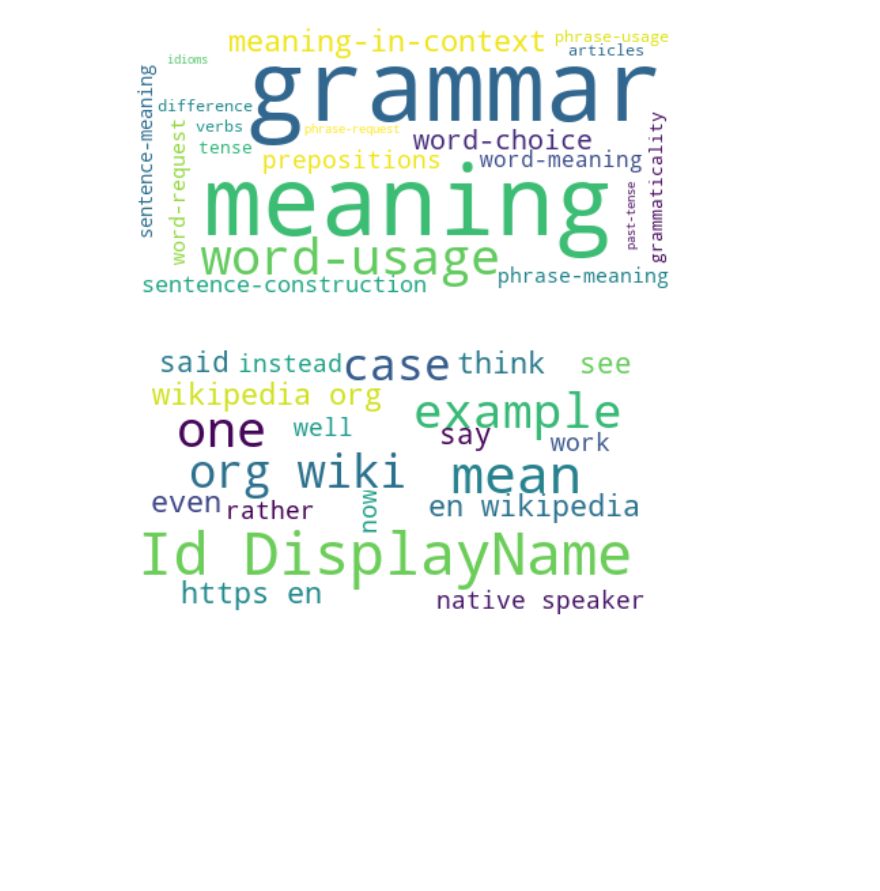
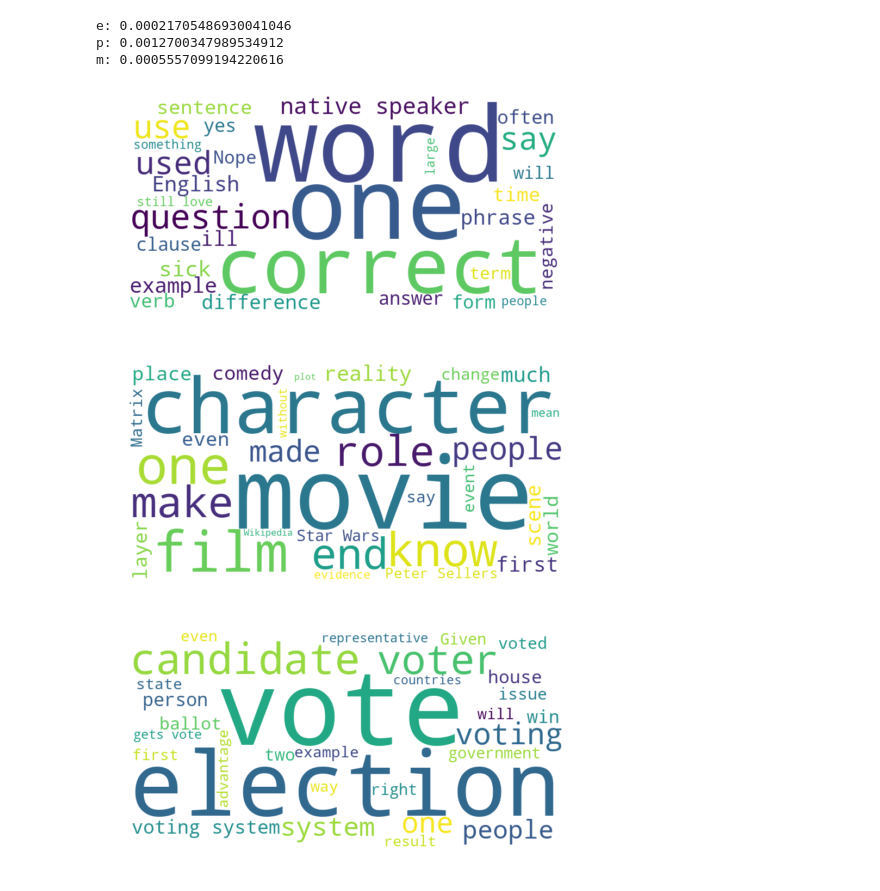
Before and after one commit to grudzinskap/pd3_padpy, a Jupyter notebook: WordCloud.ipynb, the cells around one changed output. Saved outputs shown, nothing was run; the diff lists cells and outputs as text; code cells hidden in the pictures; blank space fills up the shorter version.

```diff
--- a/WordCloud.ipynb
+++ b/WordCloud.ipynb
@@ -22,9 +135,8 @@ tag_dict = dict(zip(df['TagName'], df['Count']))
+# %%
+for path in paths: text_to_word_colud_dict(path)
+# %% [output]
+e: 0.00021705486930041046
+p: 0.0012700347989534912
+m: 0.0005557099194220616
 # %%
-n = 20
+n = 30
-# %%
-wordcloud = WordCloud(background_color='white', max_words = n).generate_from_frequencies(tag_dict)
-plt.imshow(wordcloud, interpolation='bilinear')
-plt.axis('off')
-plt.show()
-# %% [output]
-[figure, removed]
@@ -42,8 +143,13 @@ text = " ".join(row for row in t)
-# %%
-m = 20
-wordcloud = WordCloud(background_color='white', max_words = m).generate(text)
-plt.imshow(wordcloud, interpolation='bilinear')
-plt.axis('off')
-plt.show()
-# %% [output]
-[figure, removed]
+# %%
+def create_posts_word_cloud():
+    for dic in glob.glob(os.path.join('posts_word_cloud_data', "*.pkl")):
+        tmp = dic.replace('posts_word_cloud_data', '').split('_')[0]
+        l = tmp[-1]
+
+        posts_dict = load_dict(dic)
+        wordcloud = WordCloud(background_color='white', max_words = n, width = 800, height = 400,
+                              relative_scaling = 0.4).generate_from_frequencies(posts_dict)
+        wordcloud.to_file(r'posts_word_cloud\\' + l + '_posts.png')
+        plt.imshow(wordcloud, interpolation='bilinear')
+        plt.axis('off')
+        plt.show()
@@ -49,0 +159,6 @@ plt.show()
+# %%
+create_posts_word_cloud()
+# %% [output]
+[figure, added]
+[figure, added]
+[figure, added]
```
Also changed, not shown: parts of 25 cells of this notebook.
